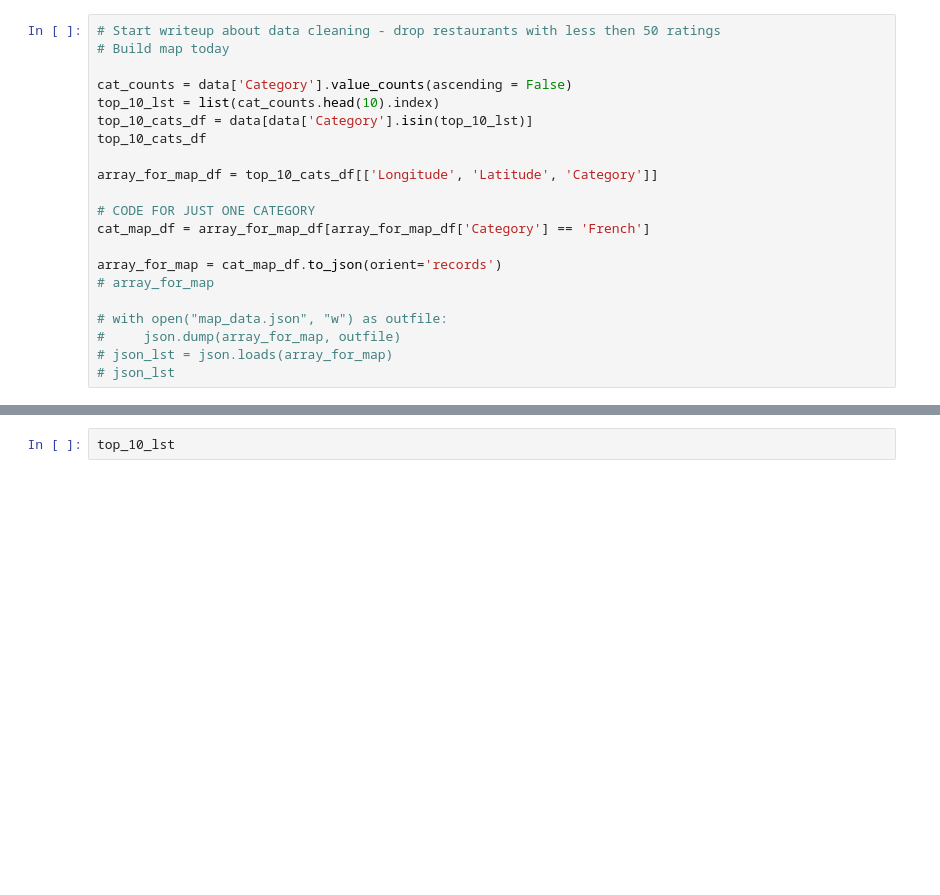
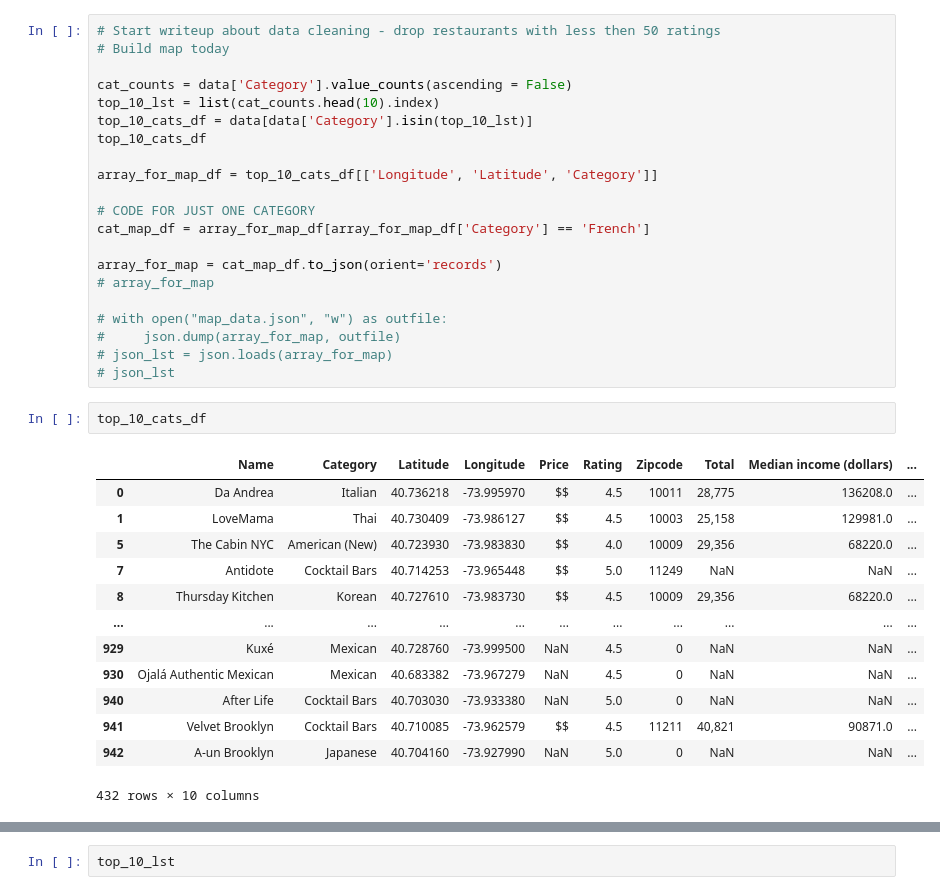
Before and after one commit to irsa-ashraf/CAPP30239_FA22, a Jupyter notebook: Final_Project/eda.ipynb, the cells around one changed output, grey strips where cells are left out. Cells and saved outputs as stored; diff of their text form; blank space fills up the shorter version.

```diff
--- a/Final_Project/eda.ipynb
+++ b/Final_Project/eda.ipynb
@@ -181,3 +195,19 @@ array_for_map = cat_map_df.to_json(orient='records')
 #     json.dump(array_for_map, outfile)
 # json_lst = json.loads(array_for_map)
 # json_lst
+# %%
+top_10_cats_df
+# %% [output]
+|  | Name | Category | Latitude | Longitude | Price | Rating | Zipcode | Total | Median income (dollars) | ... |
+| 0 | Da Andrea | Italian | 40.736218 | -73.995970 | $$ | 4.5 | 10011 | 28,775 | 136208.0 | ... |
+| 1 | LoveMama | Thai | 40.730409 | -73.986127 | $$ | 4.5 | 10003 | 25,158 | 129981.0 | ... |
+| 5 | The Cabin NYC | American (New) | 40.723930 | -73.983830 | $$ | 4.0 | 10009 | 29,356 | 68220.0 | ... |
+| 7 | Antidote | Cocktail Bars | 40.714253 | -73.965448 | $$ | 5.0 | 11249 | NaN | NaN | ... |
+| 8 | Thursday Kitchen | Korean | 40.727610 | -73.983730 | $$ | 4.5 | 10009 | 29,356 | 68220.0 | ... |
+| ... | ... | ... | ... | ... | ... | ... | ... | ... | ... | ... |
+| 929 | Kuxé | Mexican | 40.728760 | -73.999500 | NaN | 4.5 | 0 | NaN | NaN | ... |
+| 930 | Ojalá Authentic Mexican | Mexican | 40.683382 | -73.967279 | NaN | 4.5 | 0 | NaN | NaN | ... |
+| 940 | After Life | Cocktail Bars | 40.703030 | -73.933380 | NaN | 5.0 | 0 | NaN | NaN | ... |
+| 941 | Velvet Brooklyn | Cocktail Bars | 40.710085 | -73.962579 | $$ | 4.5 | 11211 | 40,821 | 90871.0 | ... |
+| 942 | A-un Brooklyn | Japanese | 40.704160 | -73.927990 | NaN | 5.0 | 0 | NaN | NaN | ... |
+432 rows × 10 columns
```
Also changed, not shown: parts of 7 cells of this notebook, 2 other files.
